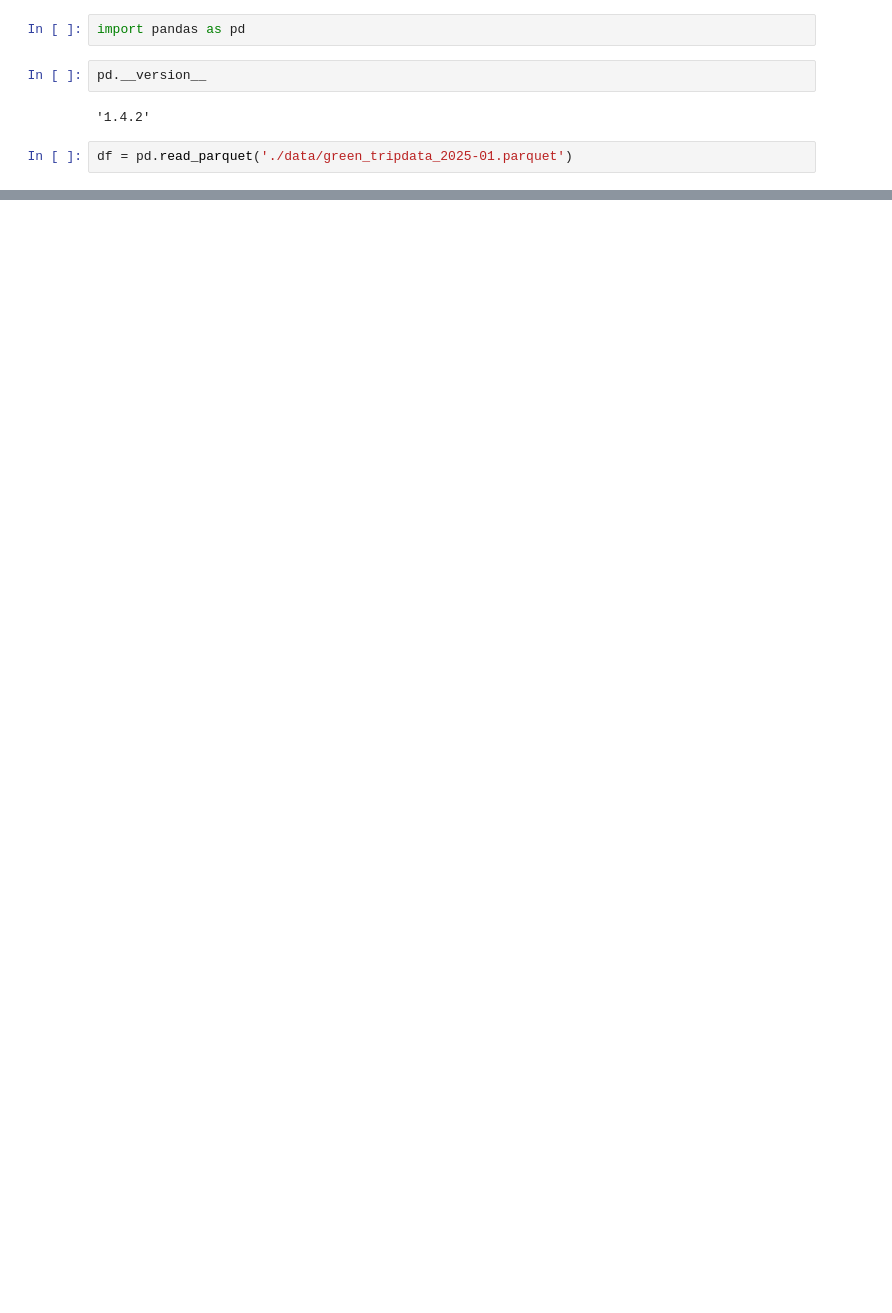
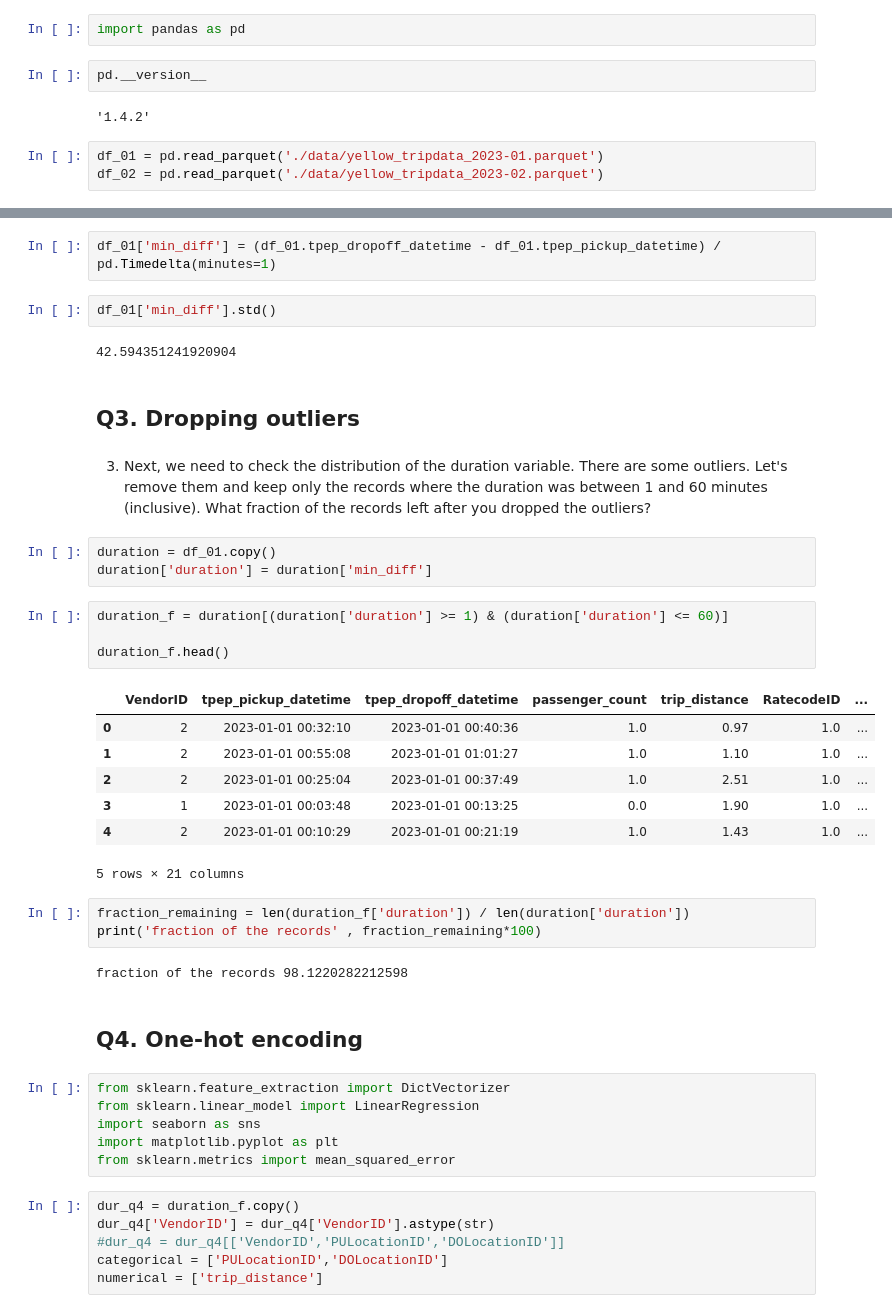
Before and after one commit to descandon88/mlops-zoomcamp, a Jupyter notebook: 01-intro/homework.ipynb, the cells around one changed output, grey strips where cells are left out. Drawn from its saved outputs; the diff is of its cells as text; blank space fills up the shorter version.

```diff
--- a/01-intro/homework.ipynb
+++ b/01-intro/homework.ipynb
@@ -7,5 +7,6 @@ pd.__version__
 # %% [output]
 '1.4.2'
 # %%
-df = pd.read_parquet('./data/green_tripdata_2025-01.parquet')
+df_01 = pd.read_parquet('./data/yellow_tripdata_2023-01.parquet')
+df_02 = pd.read_parquet('./data/yellow_tripdata_2023-02.parquet')
 # %%
@@ -26,0 +56,44 @@ sklearn.__version__
+# %%
+df_01['min_diff'] = (df_01.tpep_dropoff_datetime - df_01.tpep_pickup_datetime) / pd.Timedelta(minutes=1)
+# %%
+df_01['min_diff'].std()
+# %% [output]
+42.594351241920904
+# %% [markdown]
+## Q3. Dropping outliers
+# %% [markdown]
+3. Next, we need to check the distribution of the duration variable. There are some outliers. Let's remove them and keep only the records where the duration was between 1 and 60 minutes (inclusive). What fraction of the records left after you dropped the outliers?
+# %%
+duration = df_01.copy()
+duration['duration'] = duration['min_diff']
+# %%
+duration_f = duration[(duration['duration'] >= 1) & (duration['duration'] <= 60)]
+
+duration_f.head()
+# %% [output]
+|  | VendorID | tpep_pickup_datetime | tpep_dropoff_datetime | passenger_count | trip_distance | RatecodeID | ... |
+| 0 | 2 | 2023-01-01 00:32:10 | 2023-01-01 00:40:36 | 1.0 | 0.97 | 1.0 | ... |
+| 1 | 2 | 2023-01-01 00:55:08 | 2023-01-01 01:01:27 | 1.0 | 1.10 | 1.0 | ... |
+| 2 | 2 | 2023-01-01 00:25:04 | 2023-01-01 00:37:49 | 1.0 | 2.51 | 1.0 | ... |
+| 3 | 1 | 2023-01-01 00:03:48 | 2023-01-01 00:13:25 | 0.0 | 1.90 | 1.0 | ... |
+| 4 | 2 | 2023-01-01 00:10:29 | 2023-01-01 00:21:19 | 1.0 | 1.43 | 1.0 | ... |
+5 rows × 21 columns
+# %%
+fraction_remaining = len(duration_f['duration']) / len(duration['duration'])
+print('fraction of the records' , fraction_remaining*100)
+# %% [output]
+fraction of the records 98.1220282212598
+# %% [markdown]
+## Q4. One-hot encoding
+# %%
+from sklearn.feature_extraction import DictVectorizer
+from sklearn.linear_model import LinearRegression
+import seaborn as sns
+import matplotlib.pyplot as plt
+from sklearn.metrics import mean_squared_error
+# %%
+dur_q4 = duration_f.copy()
+dur_q4['VendorID'] = dur_q4['VendorID'].astype(str)
+#dur_q4 = dur_q4[['VendorID','PULocationID','DOLocationID']]
+categorical = ['PULocationID','DOLocationID']
+numerical = ['trip_distance']
```
Also changed, not shown: parts of 28 cells of this notebook.
